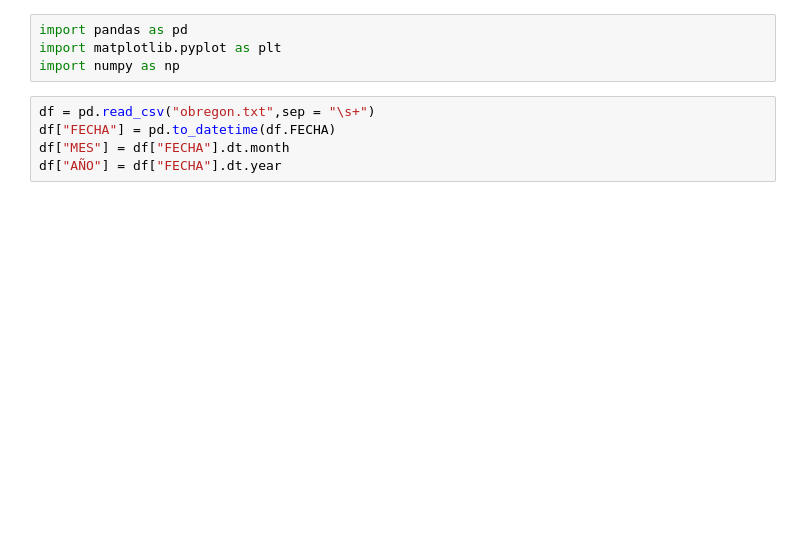
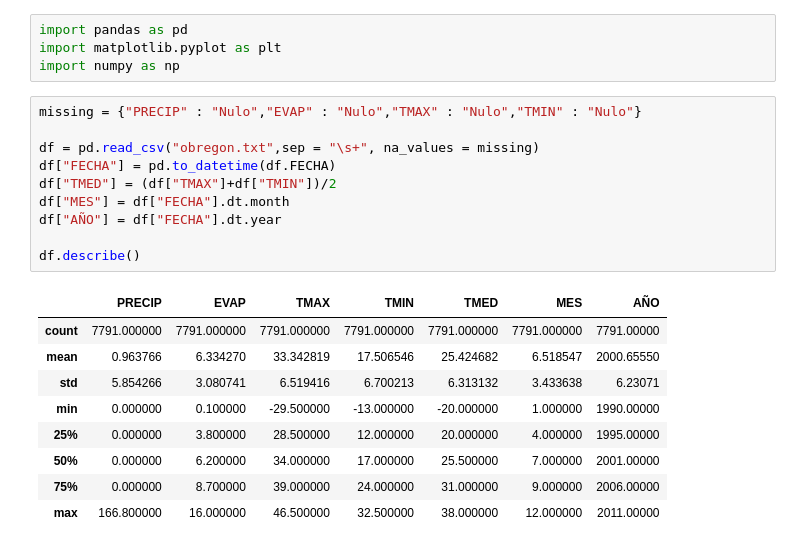
Before and after one commit to Askleth/Archivero, a Jupyter notebook: Actividad_5/Actividad5.ipynb, the cells around one changed output. Drawn from its saved outputs; the diff is of its cells as text; blank space fills up the shorter version.

```diff
--- a/Actividad_5/Actividad5.ipynb
+++ b/Actividad_5/Actividad5.ipynb
@@ -3,10 +3,25 @@ import pandas as pd
 import matplotlib.pyplot as plt
 import numpy as np
 # %%
-df = pd.read_csv("obregon.txt",sep = "\s+")
+missing = {"PRECIP" : "Nulo","EVAP" : "Nulo","TMAX" : "Nulo","TMIN" : "Nulo"}
+
+df = pd.read_csv("obregon.txt",sep = "\s+", na_values = missing)
 df["FECHA"] = pd.to_datetime(df.FECHA)
+df["TMED"] = (df["TMAX"]+df["TMIN"])/2
 df["MES"] = df["FECHA"].dt.month
 df["AÑO"] = df["FECHA"].dt.year
+
+df.describe()
+# %% [output]
+|  | PRECIP | EVAP | TMAX | TMIN | TMED | MES | AÑO |
+| count | 7791.000000 | 7791.000000 | 7791.000000 | 7791.000000 | 7791.000000 | 7791.000000 | 7791.00000 |
+| mean | 0.963766 | 6.334270 | 33.342819 | 17.506546 | 25.424682 | 6.518547 | 2000.65550 |
+| std | 5.854266 | 3.080741 | 6.519416 | 6.700213 | 6.313132 | 3.433638 | 6.23071 |
+| min | 0.000000 | 0.100000 | -29.500000 | -13.000000 | -20.000000 | 1.000000 | 1990.00000 |
+| 25% | 0.000000 | 3.800000 | 28.500000 | 12.000000 | 20.000000 | 4.000000 | 1995.00000 |
+| 50% | 0.000000 | 6.200000 | 34.000000 | 17.000000 | 25.500000 | 7.000000 | 2001.00000 |
+| 75% | 0.000000 | 8.700000 | 39.000000 | 24.000000 | 31.000000 | 9.000000 | 2006.00000 |
+| max | 166.800000 | 16.000000 | 46.500000 | 32.500000 | 38.000000 | 12.000000 | 2011.00000 |
 # %%
 """ Esta seccion puede ejecutarse para cualquier dataframe que este ordenado por año,
     el año menor en el primer dato y el año mayor en el ultimo dato
```
Also changed, not shown: parts of 6 cells of this notebook, 3 other files.
